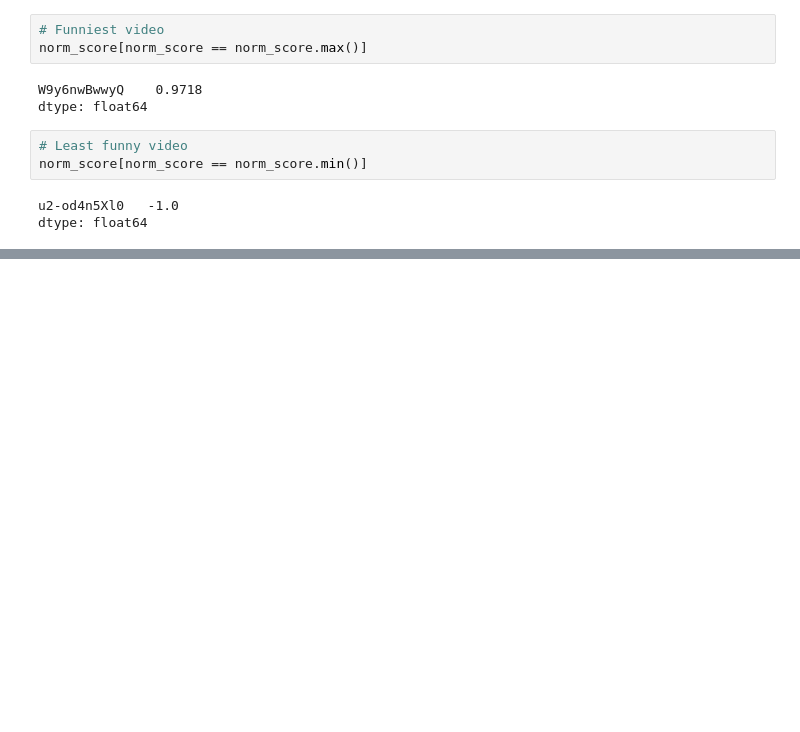
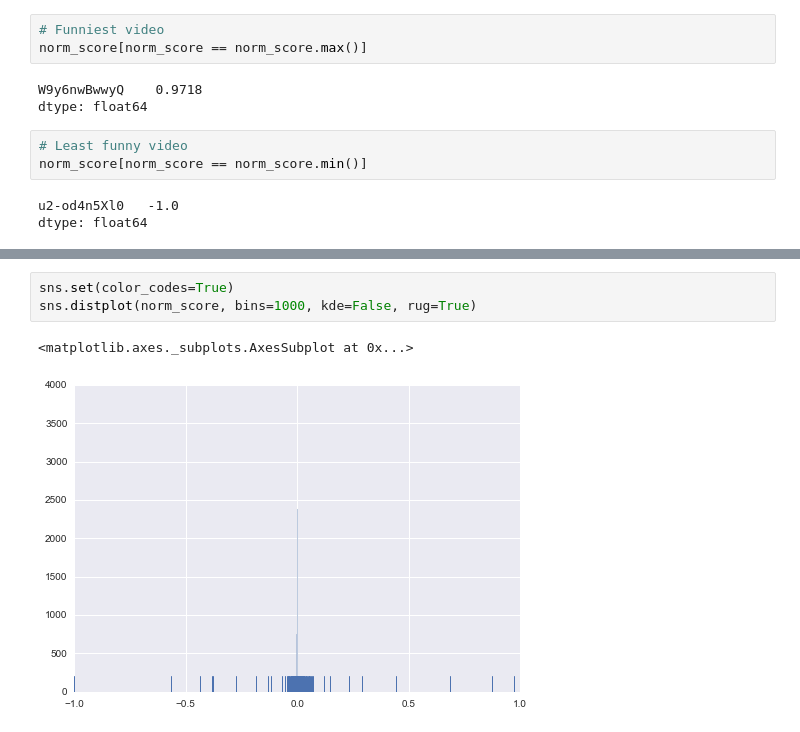
Before and after one commit to papapana/data_science, a Jupyter notebook: youtube_comedy_slam/notebooks/Youtube Data Exploration.ipynb, the cells around one changed output, grey strips where cells are left out. Cells and saved outputs as stored; diff of their text form; blank space fills up the shorter version.

Commit message:
Add score exploration

```diff
--- a/youtube_comedy_slam/notebooks/Youtube Data Exploration.ipynb
+++ b/youtube_comedy_slam/notebooks/Youtube Data Exploration.ipynb
@@ -289,0 +329,6 @@ KeyboardInterrupt:
+# %%
+sns.set(color_codes=True)
+sns.distplot(norm_score, bins=1000, kde=False, rug=True)
+# %% [output]
+<matplotlib.axes._subplots.AxesSubplot at 0x...>
+[figure, added]
```
Also changed, not shown: parts of 13 cells of this notebook.
